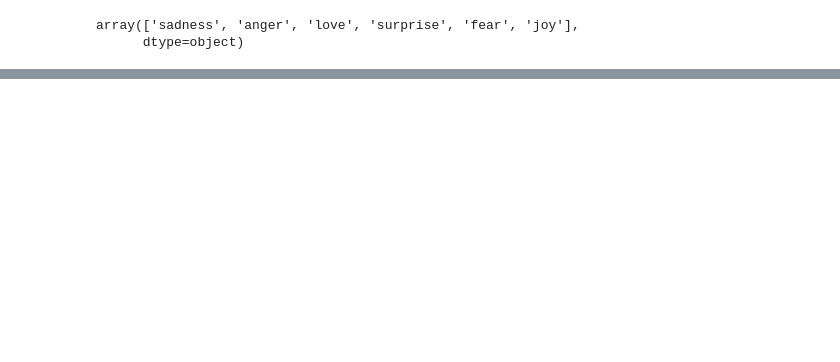
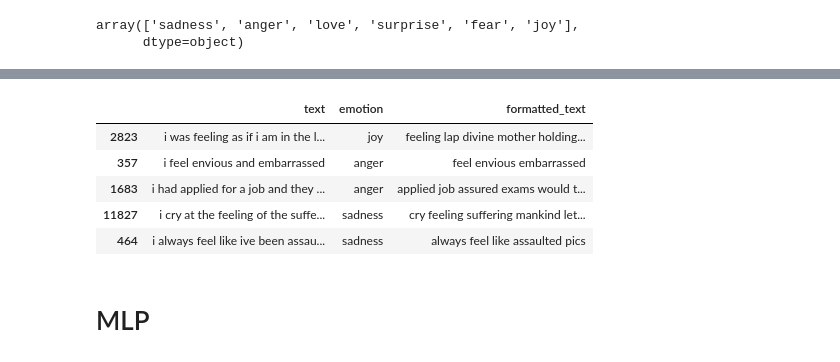
Before and after one commit to danieltar18/mlp-tensorflow, a Jupyter notebook: text_classification/emotions.ipynb, the cells around one changed output, grey strips where cells are left out. Saved outputs shown, nothing was run; the diff lists cells and outputs as text; code cells hidden in the pictures; blank space fills up the shorter version.

```diff
--- a/text_classification/emotions.ipynb
+++ b/text_classification/emotions.ipynb
@@ -81,0 +116,29 @@ plt.show()
+# %%
+def format_text(text):
+    custom_list = ["im"]
+    stopwords = nltk.corpus.stopwords.words("english")
+    stopwords.remove("not")
+
+    custom_list = ["im"]
+    formatted_text = str(text)
+    formatted_text = contractions.fix(formatted_text)
+    formatted_text = nltk.tokenize.word_tokenize(formatted_text)
+
+    formatted_text = [
+        word for word in formatted_text if word.lower() not in stopwords
+        and word.lower() not in custom_list]
+
+    formatted_text = ' '.join(formatted_text)
+
+    return formatted_text.lower().strip()
+# %%
+df_train["formatted_text"] = df_train.text.apply(format_text)
+# %%
+df_train.sample(5)
+# %% [output]
+|  | text | emotion | formatted_text |
+| 2823 | i was feeling as if i am in the l... | joy | feeling lap divine mother holding... |
+| 357 | i feel envious and embarrassed | anger | feel envious embarrassed |
+| 1683 | i had applied for a job and they ... | anger | applied job assured exams would t... |
+| 11827 | i cry at the feeling of the suffe... | sadness | cry feeling suffering mankind let... |
+| 464 | i always feel like ive been assau... | sadness | always feel like assaulted pics |
@@ -81,0 +165,2 @@ plt.show()
+# %% [markdown]
+# MLP
```
Also changed, not shown: parts of 45 cells of this notebook, 6 other files.
